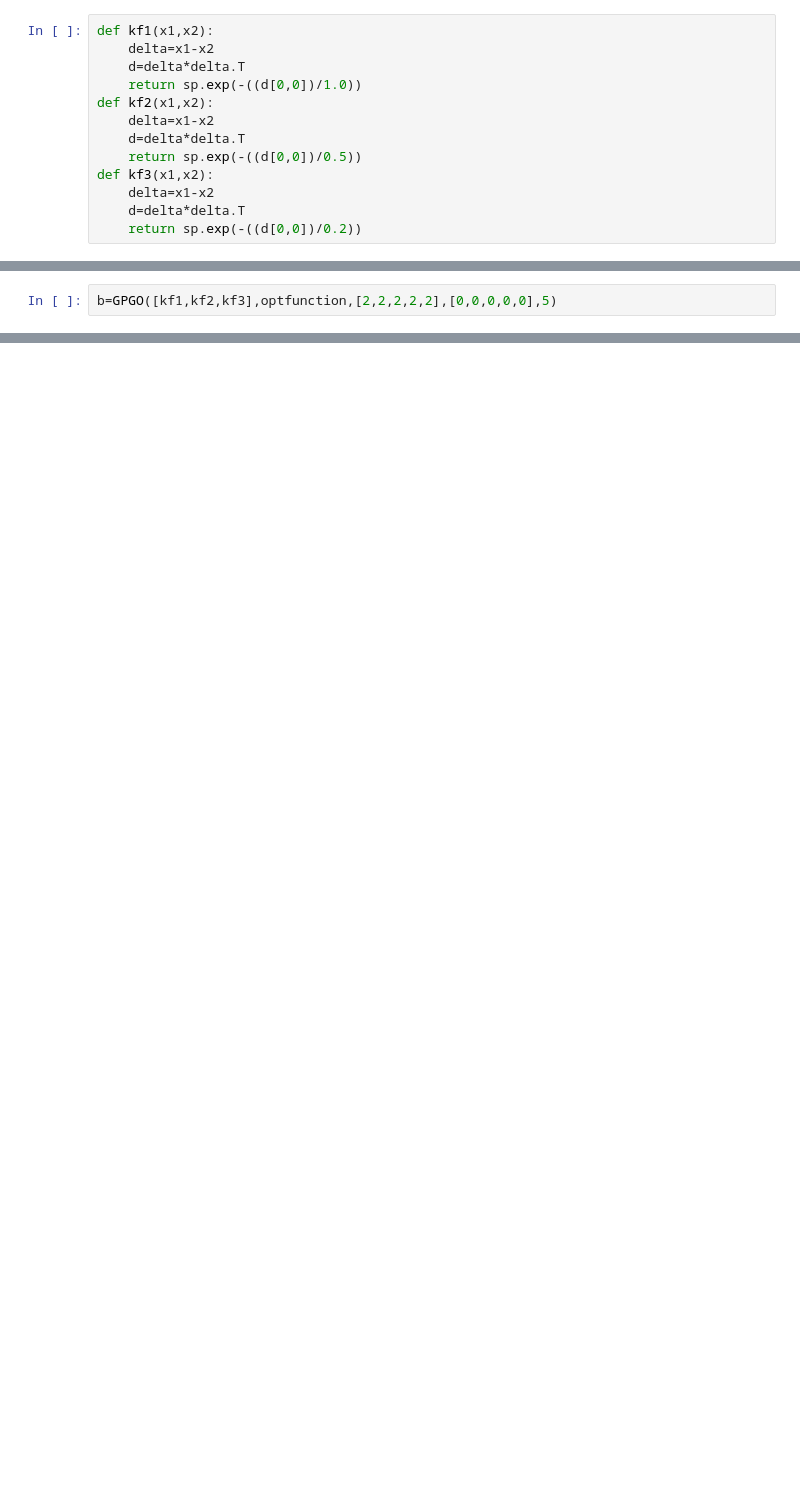
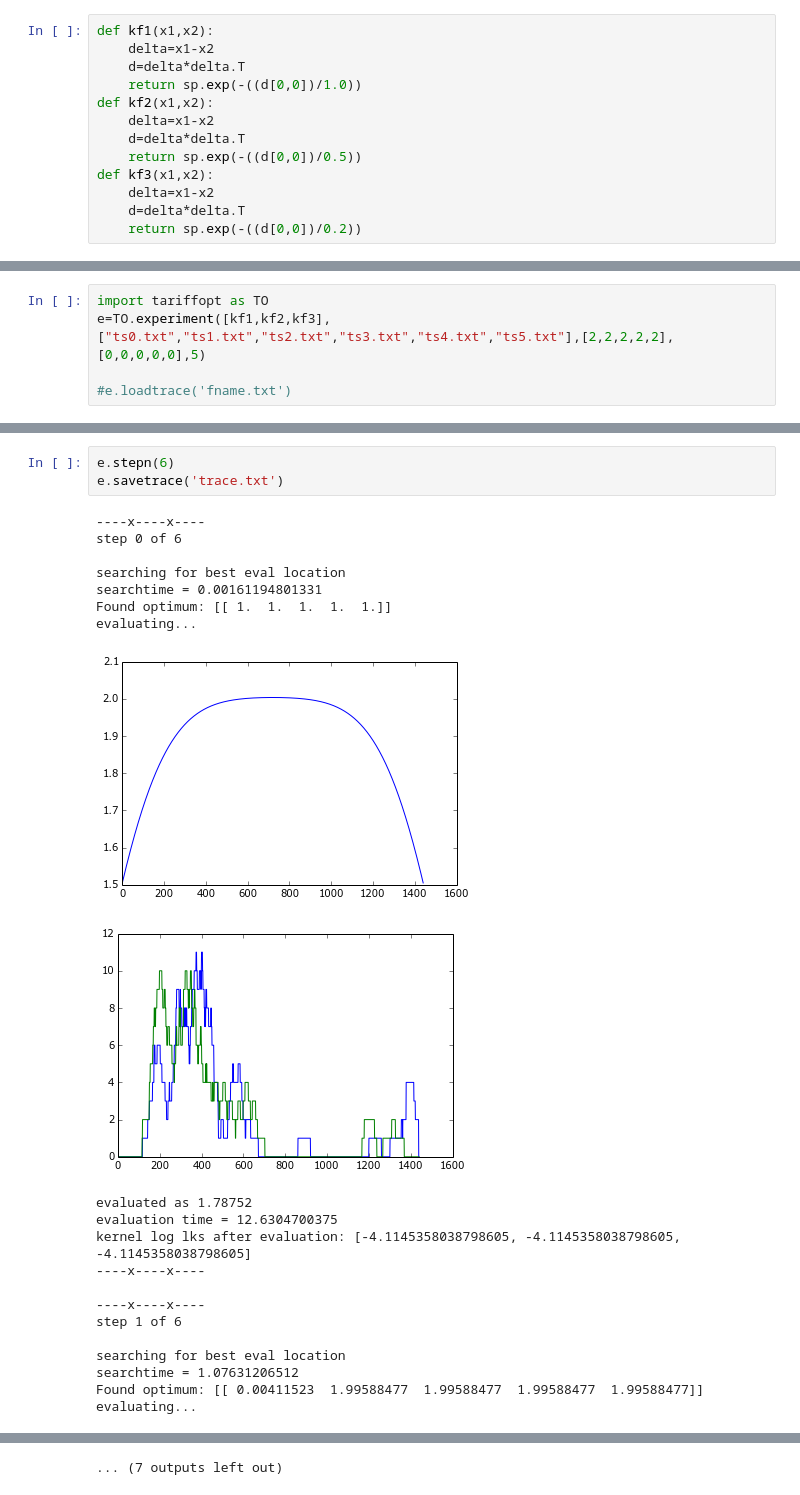
Before and after one commit to markm541374/tariffset, a Jupyter notebook: GPGO.ipynb, the cells around one changed output, grey strips where cells are left out. Cells and saved outputs as stored; diff of their text form; blank space fills up the shorter version.

```diff
--- a/GPGO.ipynb
+++ b/GPGO.ipynb
@@ -351,2 +23,5 @@ a.savetrace('aaa.txt')
 # %%
-b=GPGO([kf1,kf2,kf3],optfunction,[2,2,2,2,2],[0,0,0,0,0],5)
+import tariffopt as TO
+e=TO.experiment([kf1,kf2,kf3],["ts0.txt","ts1.txt","ts2.txt","ts3.txt","ts4.txt","ts5.txt"],[2,2,2,2,2],[0,0,0,0,0],5)
+
+#e.loadtrace('fname.txt')
@@ -425,0 +28,25 @@ b.evaluate(n)
+# %%
+e.stepn(6)
+e.savetrace('trace.txt')
+# %% [output]
+----x----x----
+step 0 of 6
+
+searching for best eval location
+searchtime = 0.00161194801331
+Found optimum: [[ 1.  1.  1.  1.  1.]]
+evaluating...
+[figure, added]
+[figure, added]
+evaluated as 1.78752
+evaluation time = 12.6304700375
+kernel log lks after evaluation: [-4.1145358038798605, -4.1145358038798605, -4.1145358038798605]
+----x----x----
+
+----x----x----
+step 1 of 6
+
+searching for best eval location
+searchtime = 1.07631206512
+Found optimum: [[ 0.00411523  1.99588477  1.99588477  1.99588477  1.99588477]]
+evaluating...
@@ -425,0 +85 @@ b.evaluate(n)
+... (7 outputs left out)
```
Also changed, not shown: parts of 14 cells of this notebook, 2 other files.
